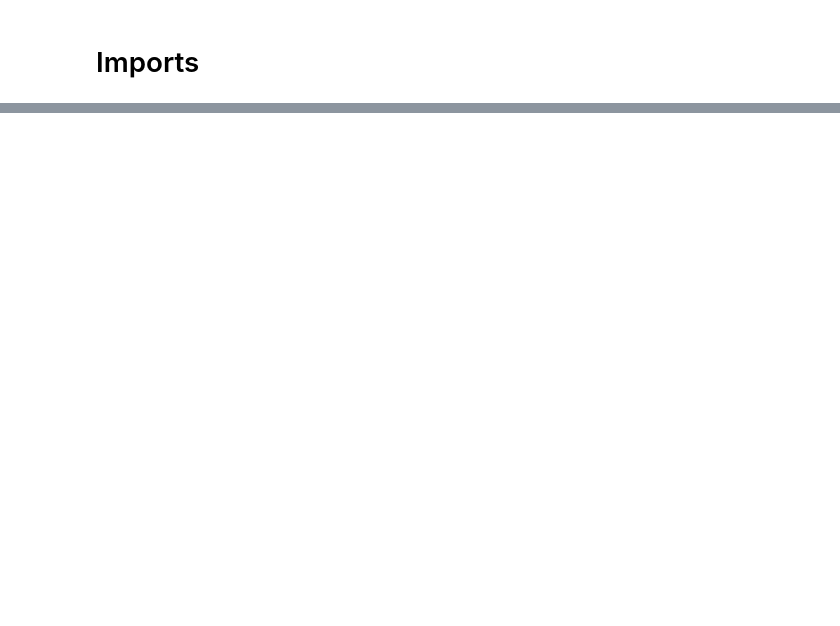
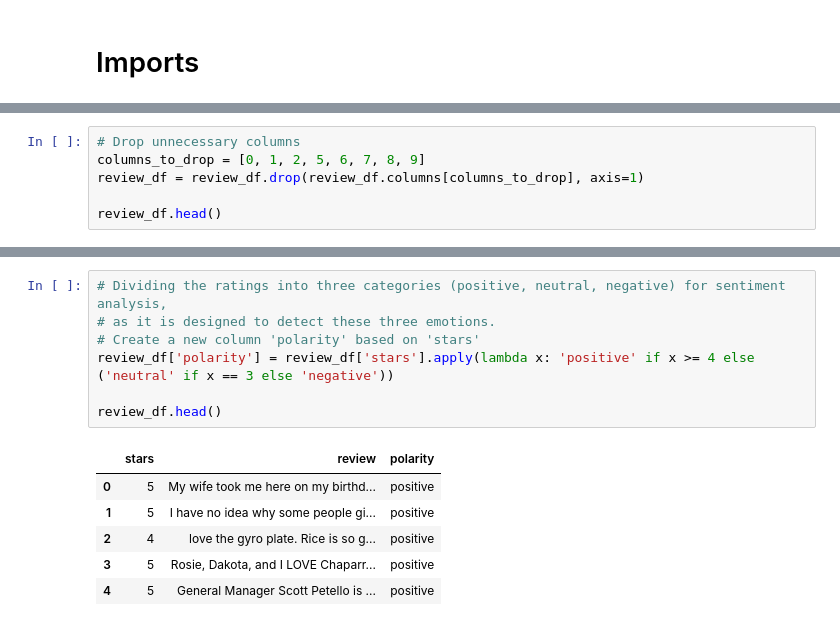
Before and after one commit to sgbyteninja/sentiment_analysis_customer_reviews, a Jupyter notebook: sentiment_analysis.ipynb, the cells around one changed output, grey strips where cells are left out. Saved outputs shown, nothing was run; the diff lists cells and outputs as text; blank space fills up the shorter version.

```diff
--- a/sentiment_analysis.ipynb
+++ b/sentiment_analysis.ipynb
@@ -131,0 +59,6 @@ Test Set Length: 100000
+# %%
+# Drop unnecessary columns
+columns_to_drop = [0, 1, 2, 5, 6, 7, 8, 9]
+review_df = review_df.drop(review_df.columns[columns_to_drop], axis=1)
+
+review_df.head()
@@ -131,0 +125,14 @@ Test Set Length: 100000
+# %%
+# Dividing the ratings into three categories (positive, neutral, negative) for sentiment analysis,
+# as it is designed to detect these three emotions.
+# Create a new column 'polarity' based on 'stars'
+review_df['polarity'] = review_df['stars'].apply(lambda x: 'positive' if x >= 4 else ('neutral' if x == 3 else 'negative'))
+
+review_df.head()
+# %% [output]
+|  | stars | review | polarity |
+| 0 | 5 | My wife took me here on my birthd... | positive |
+| 1 | 5 | I have no idea why some people gi... | positive |
+| 2 | 4 | love the gyro plate. Rice is so g... | positive |
+| 3 | 5 | Rosie, Dakota, and I LOVE Chaparr... | positive |
+| 4 | 5 | General Manager Scott Petello is ... | positive |
```
Also changed, not shown: parts of 39 cells of this notebook, 3 other files.
